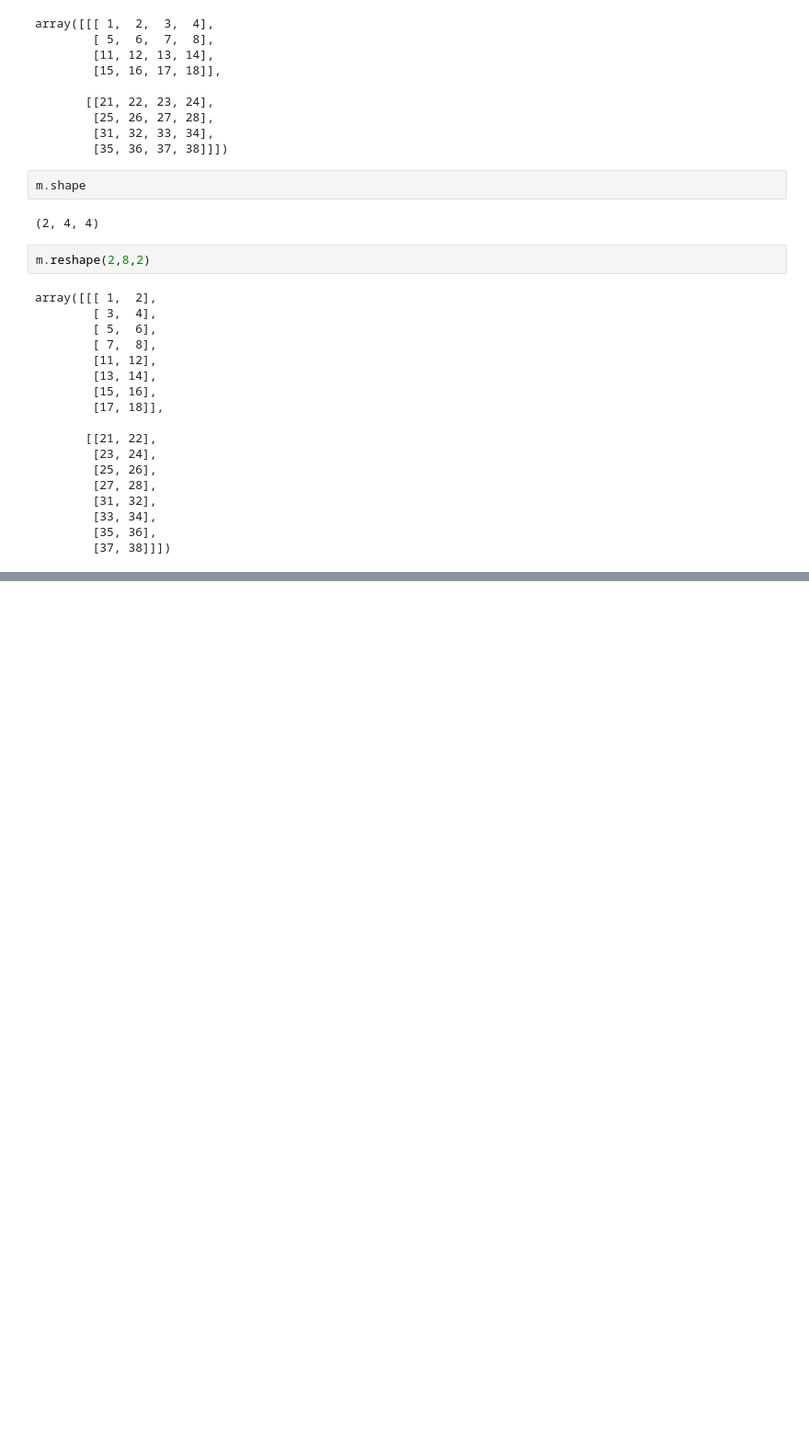
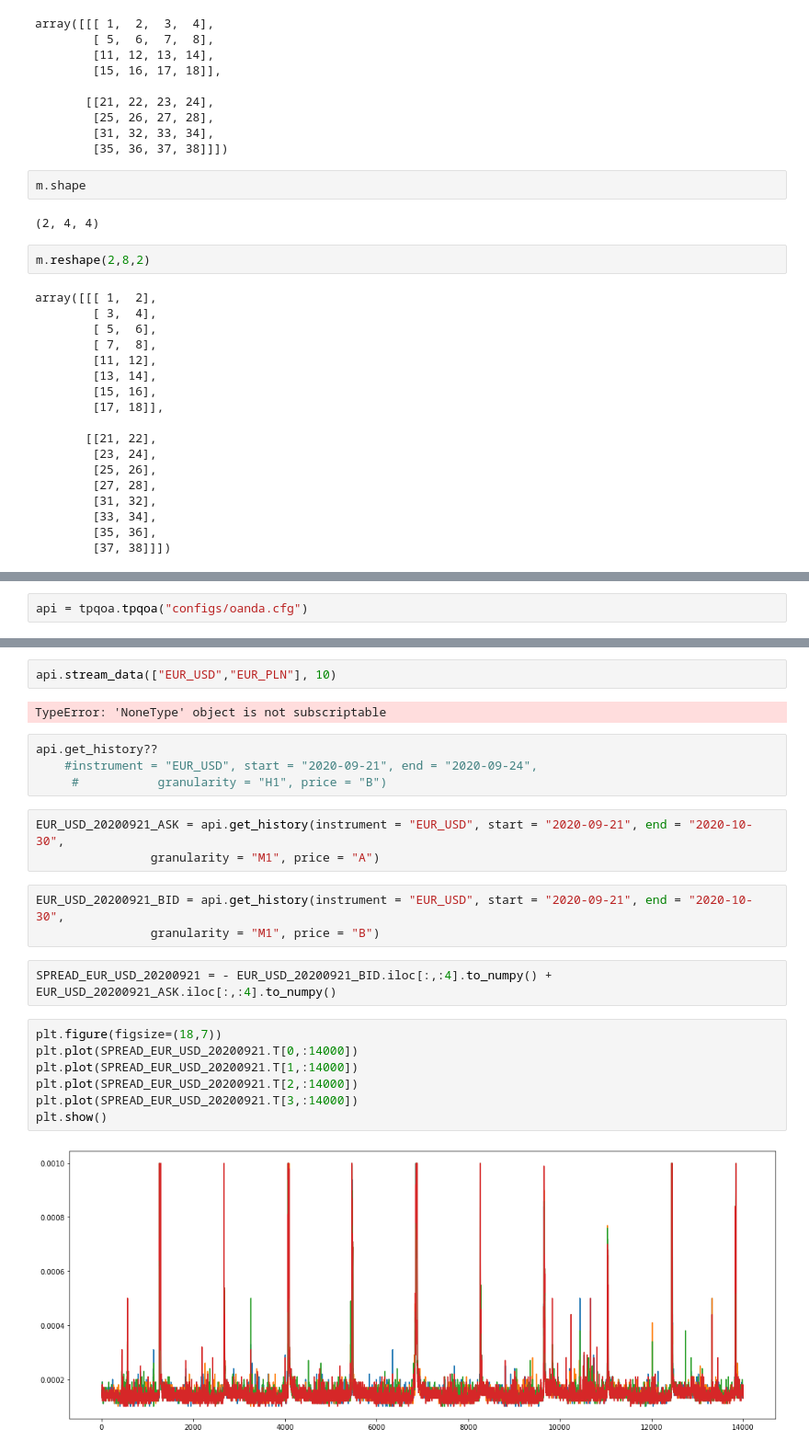
Before and after one commit to rollingturtle/OandaTrading, a Jupyter notebook: control.ipynb, the cells around one changed output, grey strips where cells are left out. Shown: that part at 92% size. Saved outputs shown, nothing was run; the diff lists cells and outputs as text; blank space fills up the shorter version.

```diff
--- a/control.ipynb
+++ b/control.ipynb
@@ -423,0 +426,2 @@ array([[[ 1,  2],
+# %%
+api = tpqoa.tpqoa("configs/oanda.cfg")
@@ -423,0 +446,25 @@ array([[[ 1,  2],
+# %%
+api.stream_data(["EUR_USD","EUR_PLN"], 10)
+# %% [output]
+TypeError: 'NoneType' object is not subscriptable
+# %%
+api.get_history??
+    #instrument = "EUR_USD", start = "2020-09-21", end = "2020-09-24",
+     #           granularity = "H1", price = "B")
+# %%
+EUR_USD_20200921_ASK = api.get_history(instrument = "EUR_USD", start = "2020-09-21", end = "2020-10-30",
+                granularity = "M1", price = "A")
+# %%
+EUR_USD_20200921_BID = api.get_history(instrument = "EUR_USD", start = "2020-09-21", end = "2020-10-30",
+                granularity = "M1", price = "B")
+# %%
+SPREAD_EUR_USD_20200921 = - EUR_USD_20200921_BID.iloc[:,:4].to_numpy() + EUR_USD_20200921_ASK.iloc[:,:4].to_numpy()
+# %%
+plt.figure(figsize=(18,7))
+plt.plot(SPREAD_EUR_USD_20200921.T[0,:14000])
+plt.plot(SPREAD_EUR_USD_20200921.T[1,:14000])
+plt.plot(SPREAD_EUR_USD_20200921.T[2,:14000])
+plt.plot(SPREAD_EUR_USD_20200921.T[3,:14000])
+plt.show()
+# %% [output]
+[figure, added]
```
Also changed, not shown: parts of 11 cells of this notebook, 11 other files.
